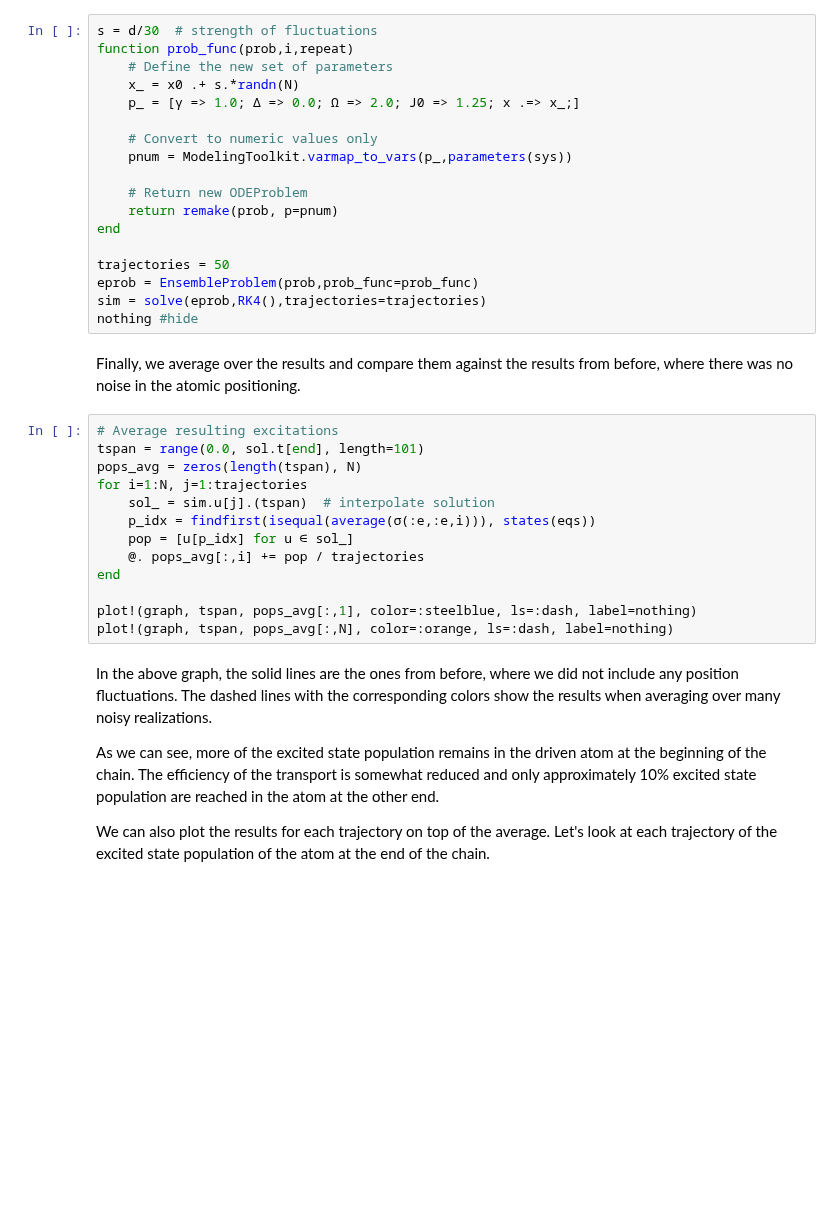
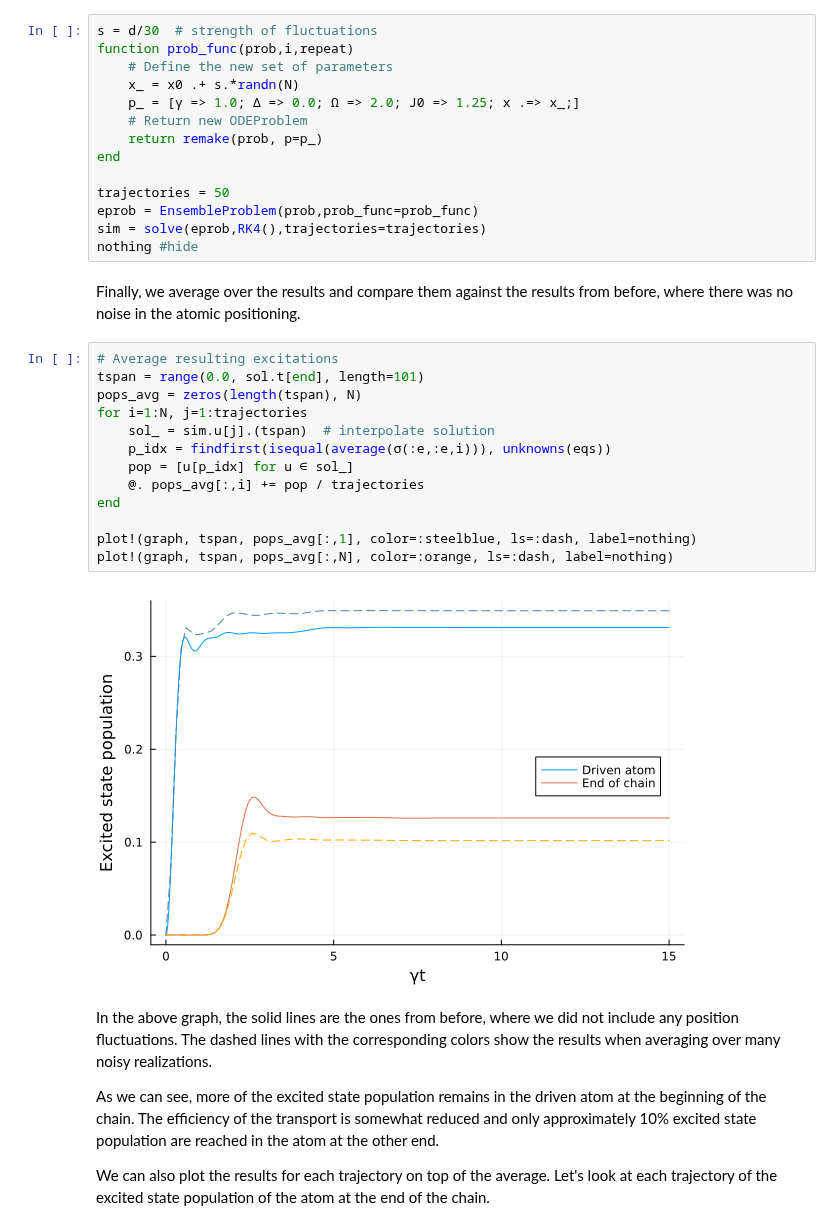
Before and after one commit to qojulia/QuantumCumulants.jl, a Jupyter notebook: docs/src/examples/jupyter_notebooks/noisy excitation transport.ipynb, the cells around one changed output. Saved outputs shown, nothing was run; the diff lists cells and outputs as text; blank space fills up the shorter version.

```diff
--- a/docs/src/examples/jupyter_notebooks/noisy excitation transport.ipynb
+++ b/docs/src/examples/jupyter_notebooks/noisy excitation transport.ipynb
@@ -105,12 +107,8 @@ function prob_func(prob,i,repeat)
     # Define the new set of parameters
     x_ = x0 .+ s.*randn(N)
     p_ = [γ => 1.0; Δ => 0.0; Ω => 2.0; J0 => 1.25; x .=> x_;]
-
-    # Convert to numeric values only
-    pnum = ModelingToolkit.varmap_to_vars(p_,parameters(sys))
-
     # Return new ODEProblem
-    return remake(prob, p=pnum)
+    return remake(prob, p=p_)
 end
 
 trajectories = 50
@@ -122,16 +120,18 @@ Finally, we average over the results and compare them against the results from b
 # %%
 # Average resulting excitations
 tspan = range(0.0, sol.t[end], length=101)
 pops_avg = zeros(length(tspan), N)
 for i=1:N, j=1:trajectories
     sol_ = sim.u[j].(tspan)  # interpolate solution
-    p_idx = findfirst(isequal(average(σ(:e,:e,i))), states(eqs))
+    p_idx = findfirst(isequal(average(σ(:e,:e,i))), unknowns(eqs))
     pop = [u[p_idx] for u ∈ sol_]
     @. pops_avg[:,i] += pop / trajectories
 end
 
 plot!(graph, tspan, pops_avg[:,1], color=:steelblue, ls=:dash, label=nothing)
 plot!(graph, tspan, pops_avg[:,N], color=:orange, ls=:dash, label=nothing)
+# %% [output]
+[figure, added]
 # %% [markdown]
 
 In the above graph, the solid lines are the ones from before, where we did not include any position fluctuations.
```
Also changed, not shown: parts of 2 cells of this notebook, 31 other files.
